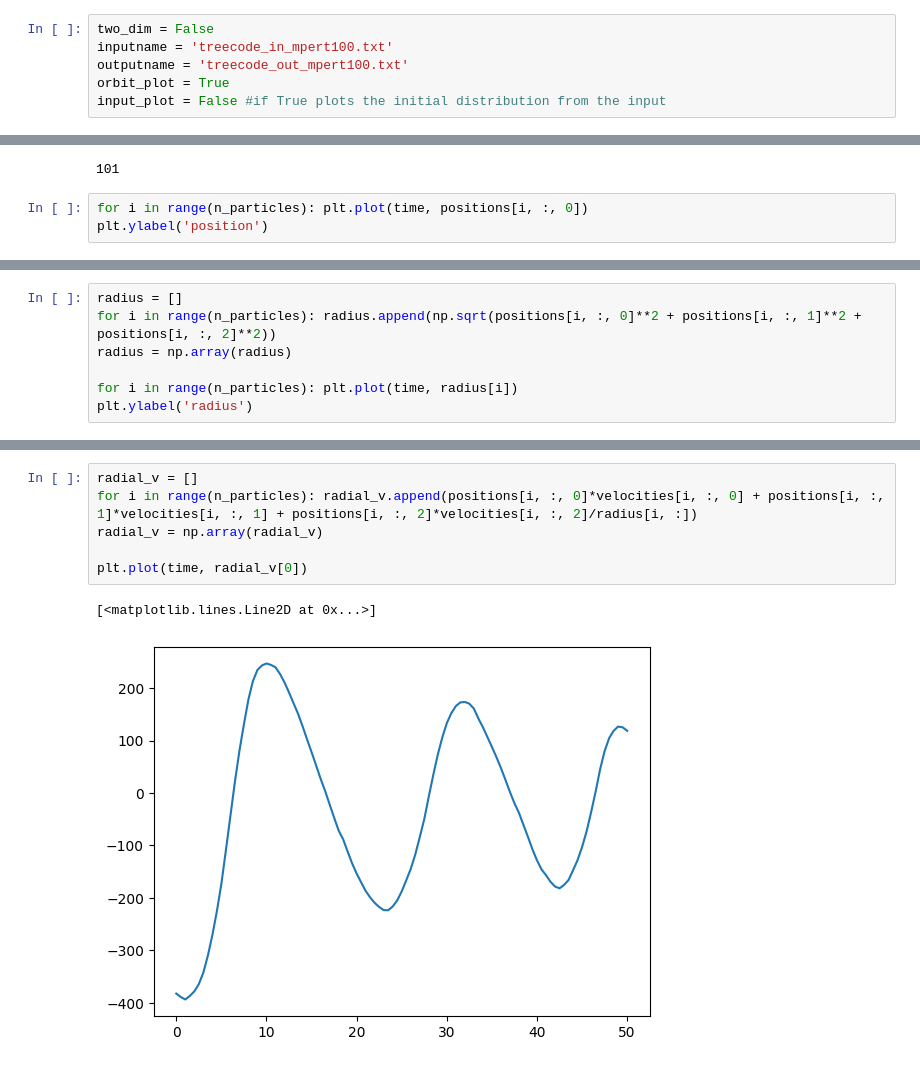
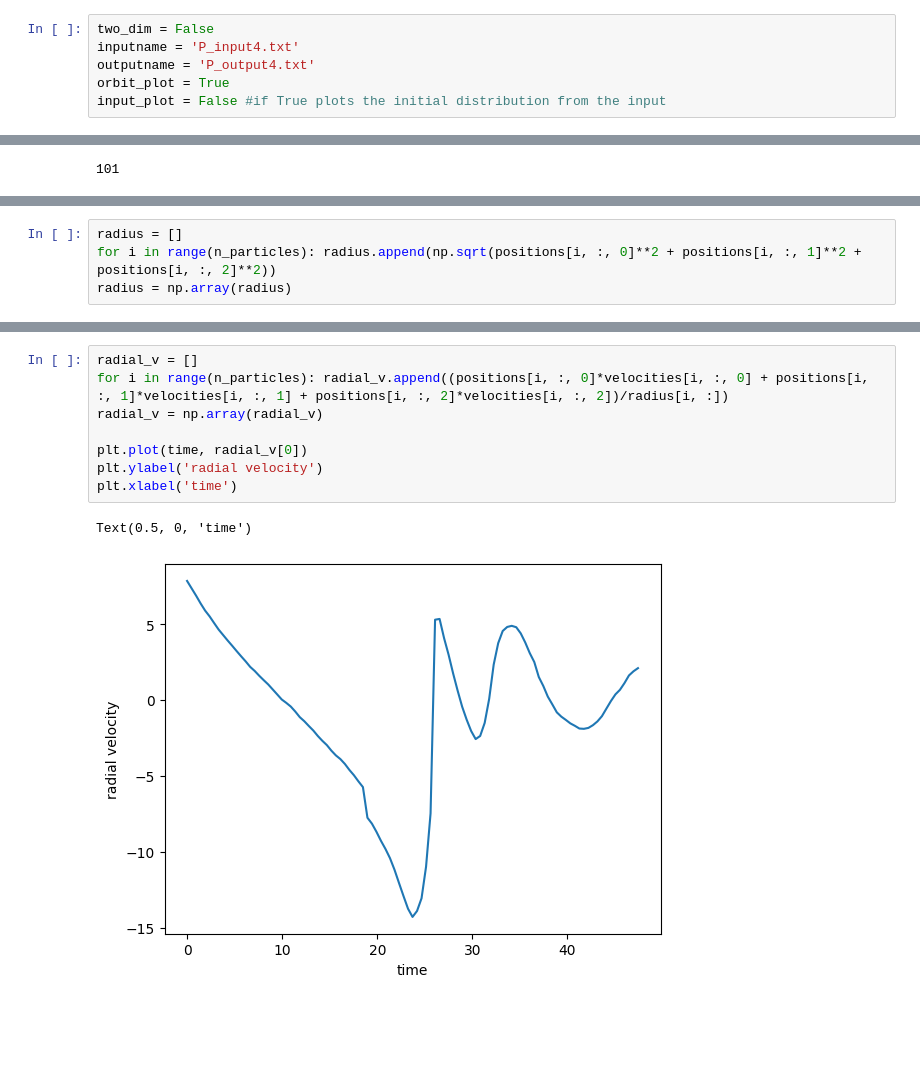
Before and after one commit to malvibellotti/Dynamics_experience5, a Jupyter notebook: Plotter.ipynb, the cells around one changed output, grey strips where cells are left out. Drawn from its saved outputs; the diff is of its cells as text; blank space fills up the shorter version.

```diff
--- a/Plotter.ipynb
+++ b/Plotter.ipynb
@@ -5,8 +5,8 @@ from astropy import constants as const
 from tqdm import tqdm
 # %%
 two_dim = False
-inputname = 'treecode_in_mpert100.txt'
-outputname = 'treecode_out_mpert100.txt'
+inputname = 'P_input4.txt'
+outputname = 'P_output4.txt'
 orbit_plot = True
 input_plot = False #if True plots the initial distribution from the input
 # %%
@@ -101,6 +101,3 @@ snap_number, time, positions, velocities = output_opening(outputname)
 snap_number
 # %% [output]
 101
-# %%
-for i in range(n_particles): plt.plot(time, positions[i, :, 0])
-plt.ylabel('position')
@@ -111,6 +105,3 @@ Text(0, 0.5, 'position')
 radius = []
 for i in range(n_particles): radius.append(np.sqrt(positions[i, :, 0]**2 + positions[i, :, 1]**2 + positions[i, :, 2]**2))
 radius = np.array(radius)
-
-for i in range(n_particles): plt.plot(time, radius[i])
-plt.ylabel('radius')
@@ -140,9 +115,11 @@ Text(0, 0.5, 'radius')
 # %%
 radial_v = []
-for i in range(n_particles): radial_v.append(positions[i, :, 0]*velocities[i, :, 0] + positions[i, :, 1]*velocities[i, :, 1] + positions[i, :, 2]*velocities[i, :, 2]/radius[i, :])
+for i in range(n_particles): radial_v.append((positions[i, :, 0]*velocities[i, :, 0] + positions[i, :, 1]*velocities[i, :, 1] + positions[i, :, 2]*velocities[i, :, 2])/radius[i, :])
 radial_v = np.array(radial_v)
 
 plt.plot(time, radial_v[0])
+plt.ylabel('radial velocity')
+plt.xlabel('time')
 # %% [output]
-[<matplotlib.lines.Line2D at 0x...>]
+Text(0.5, 0, 'time')
-[figure, old version]
+[figure, new version]
```
Also changed, not shown: parts of 10 cells of this notebook.
